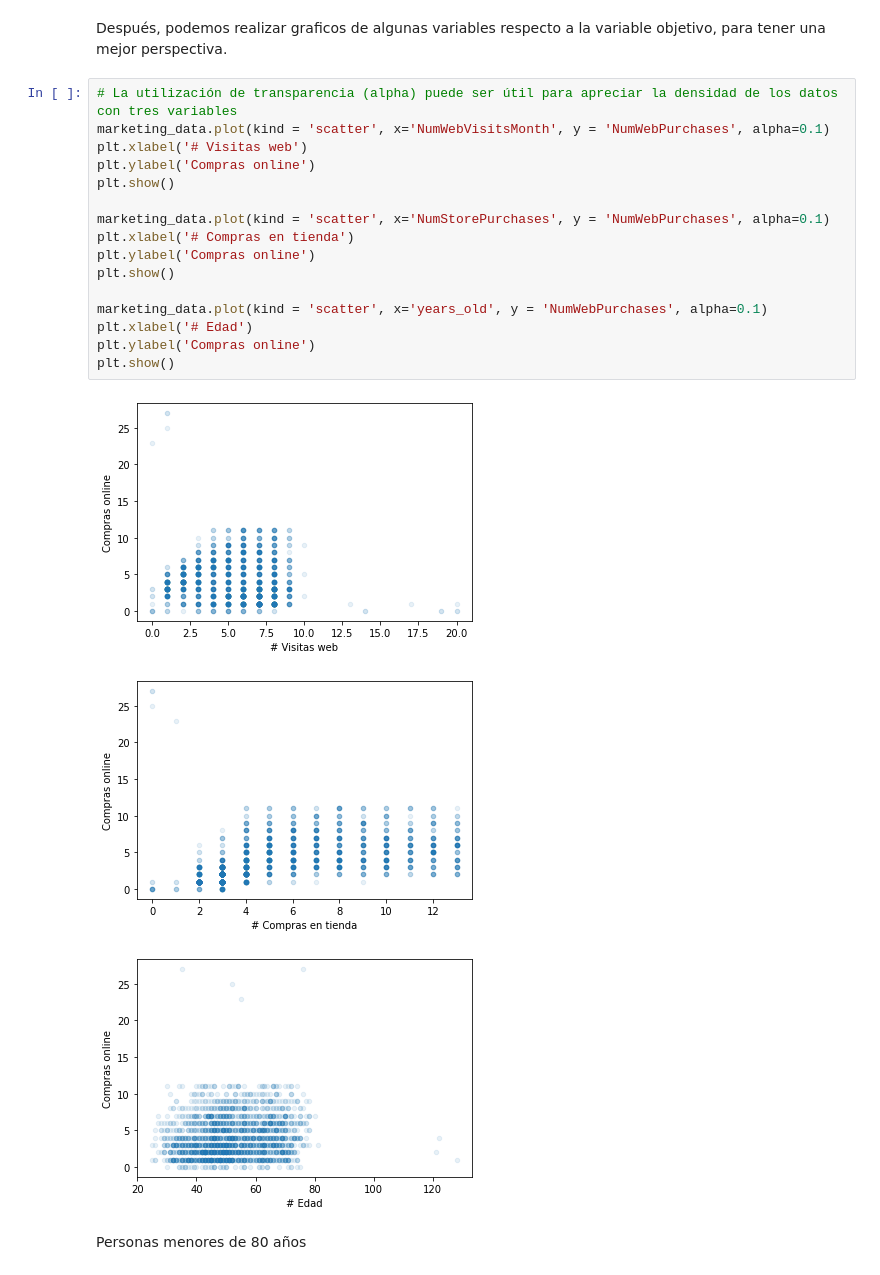
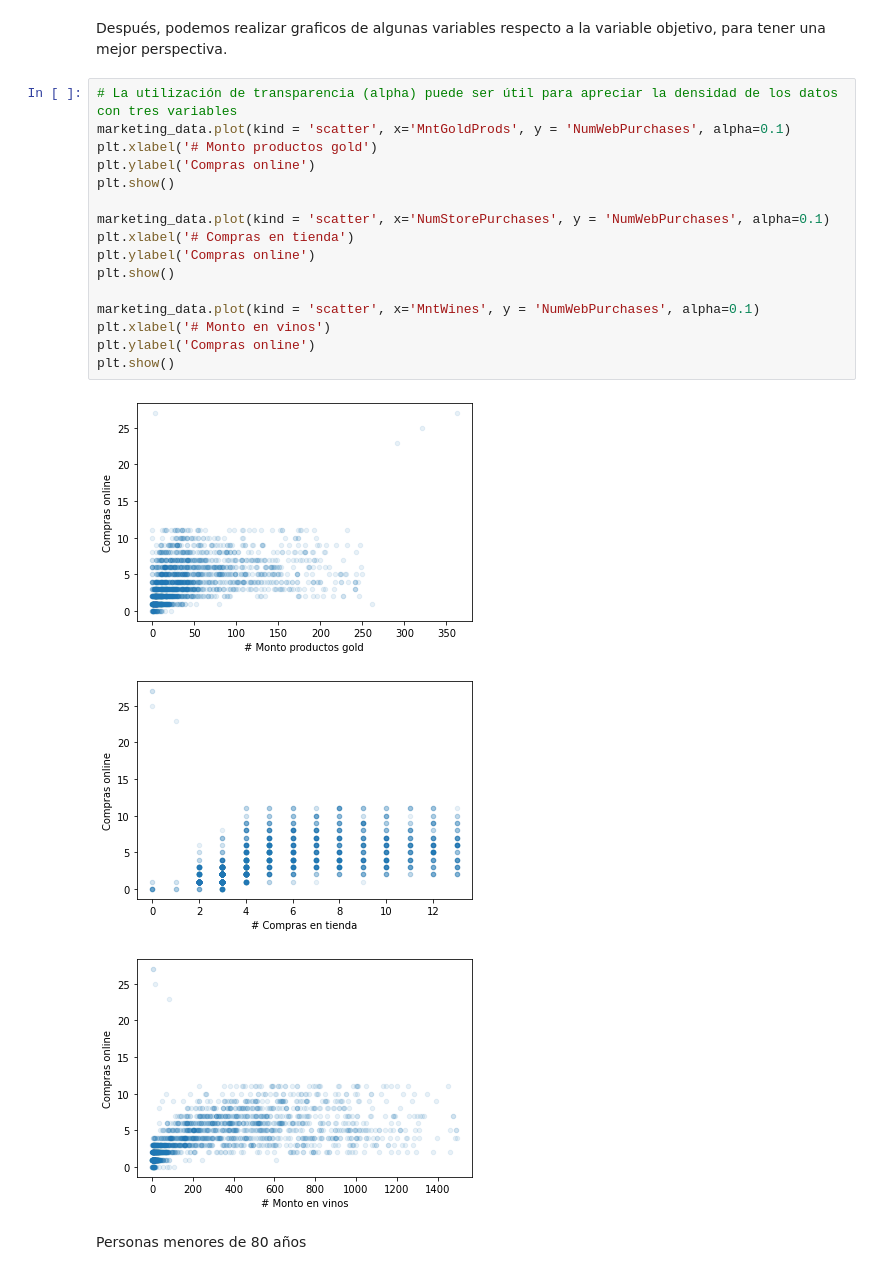
Before and after one commit to JohnyAngo/MasterBigData, a Jupyter notebook: Técnicas Avanzadas de Análisis de Datos/Actividad1/Activity1_Ango.ipynb, the cells around one changed output. Drawn from its saved outputs; the diff is of its cells as text.

```diff
--- a/Técnicas Avanzadas de Análisis de Datos/Actividad1/Activity1_Ango.ipynb
+++ b/Técnicas Avanzadas de Análisis de Datos/Actividad1/Activity1_Ango.ipynb
@@ -222,24 +212,24 @@ marketing_data.describe().T
 Después, podemos realizar graficos de algunas variables respecto a la variable objetivo, para tener una mejor perspectiva.
 # %%
 # La utilización de transparencia (alpha) puede ser útil para apreciar la densidad de los datos con tres variables
-marketing_data.plot(kind = 'scatter', x='NumWebVisitsMonth', y = 'NumWebPurchases', alpha=0.1)
-plt.xlabel('# Visitas web')
+marketing_data.plot(kind = 'scatter', x='MntGoldProds', y = 'NumWebPurchases', alpha=0.1)
+plt.xlabel('# Monto productos gold')
 plt.ylabel('Compras online')
 plt.show()
 
 marketing_data.plot(kind = 'scatter', x='NumStorePurchases', y = 'NumWebPurchases', alpha=0.1)
 plt.xlabel('# Compras en tienda')
 plt.ylabel('Compras online')
 plt.show()
 
-marketing_data.plot(kind = 'scatter', x='years_old', y = 'NumWebPurchases', alpha=0.1)
-plt.xlabel('# Edad')
+marketing_data.plot(kind = 'scatter', x='MntWines', y = 'NumWebPurchases', alpha=0.1)
+plt.xlabel('# Monto en vinos')
 plt.ylabel('Compras online')
 plt.show()
 # %% [output]
-[figure, old version]
+[figure, new version]
 [figure]
-[figure, old version]
+[figure, new version]
 # %% [markdown]
 Personas menores de 80 años
 # %%
```
Also changed, not shown: parts of 8 cells of this notebook.
